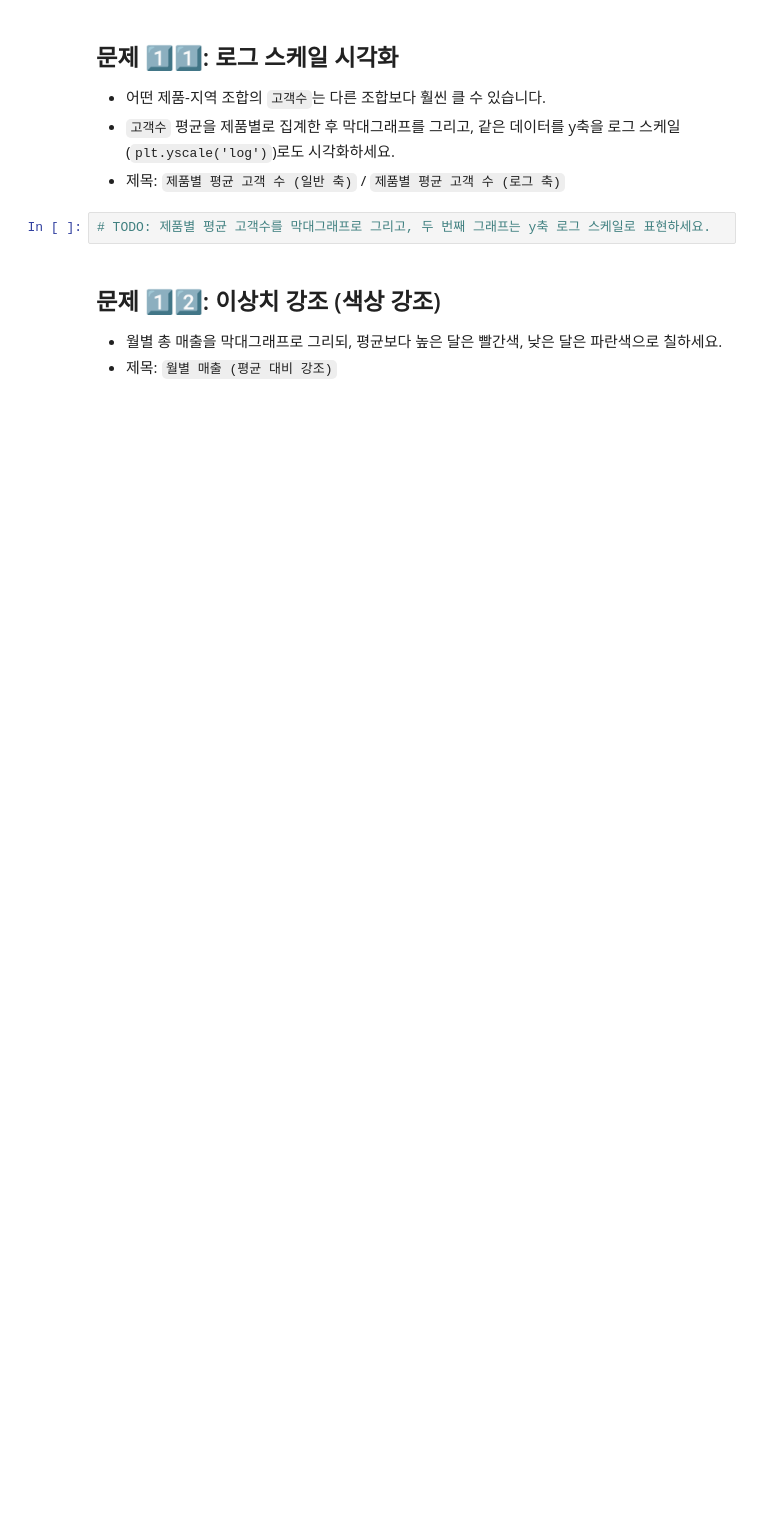
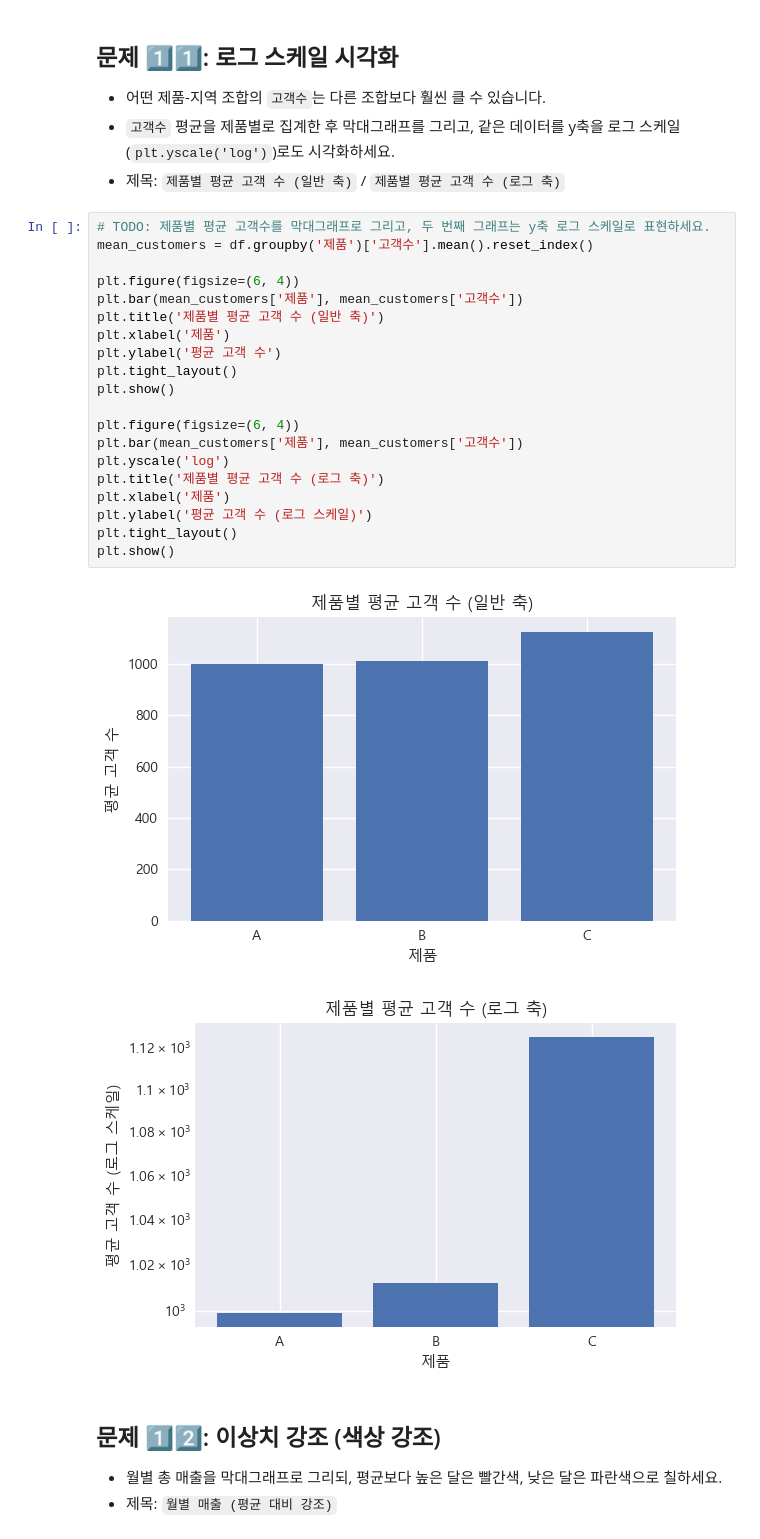
Before and after one commit to hanyomi/fintech3, a Jupyter notebook: 06machine_learning/04_03그래프_실습문제.ipynb, the cells around one changed output. Drawn from its saved outputs; the diff is of its cells as text; blank space fills up the shorter version.

```diff
--- a/06machine_learning/04_03그래프_실습문제.ipynb
+++ b/06machine_learning/04_03그래프_실습문제.ipynb
@@ -196,6 +222,27 @@ plt.show()
 - 제목: `제품별 평균 고객 수 (일반 축)` / `제품별 평균 고객 수 (로그 축)`
 # %%
 # TODO: 제품별 평균 고객수를 막대그래프로 그리고, 두 번째 그래프는 y축 로그 스케일로 표현하세요.
+mean_customers = df.groupby('제품')['고객수'].mean().reset_index()
+
+plt.figure(figsize=(6, 4))
+plt.bar(mean_customers['제품'], mean_customers['고객수'])
+plt.title('제품별 평균 고객 수 (일반 축)')
+plt.xlabel('제품')
+plt.ylabel('평균 고객 수')
+plt.tight_layout()
+plt.show()
+
+plt.figure(figsize=(6, 4))
+plt.bar(mean_customers['제품'], mean_customers['고객수'])
+plt.yscale('log')
+plt.title('제품별 평균 고객 수 (로그 축)')
+plt.xlabel('제품')
+plt.ylabel('평균 고객 수 (로그 스케일)')
+plt.tight_layout()
+plt.show()
+# %% [output]
+[figure, added]
+[figure, added]
 # %% [markdown]
 ## 문제 1️⃣2️⃣: 이상치 강조 (색상 강조)
 
```
Also changed, not shown: parts of 5 cells of this notebook, 5 other files.
